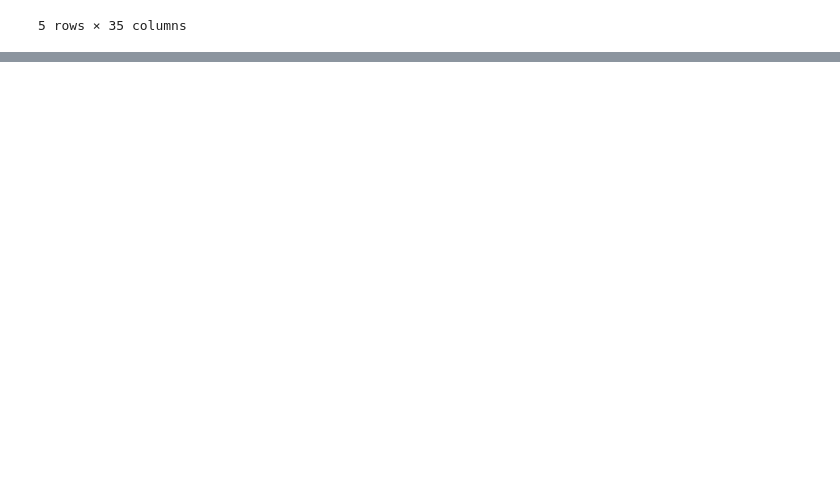
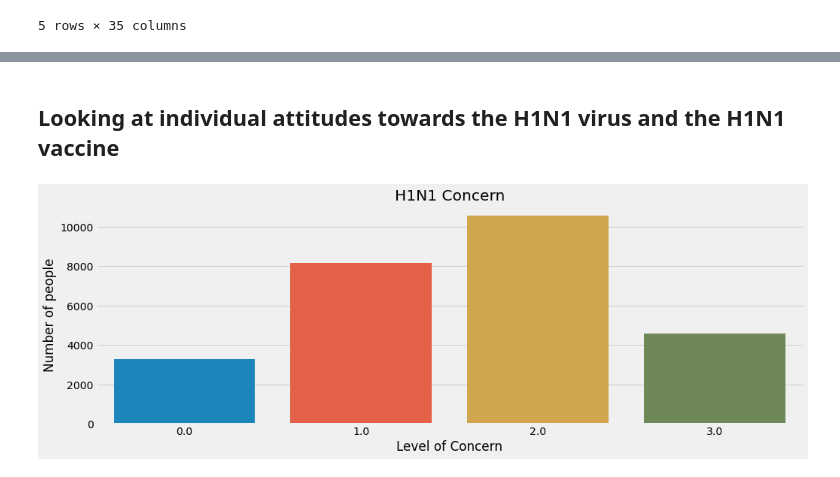
Before and after one commit to mankah/Capstone, a Jupyter notebook: Capstone.ipynb, the cells around one changed output, grey strips where cells are left out. Drawn from its saved outputs; the diff is of its cells as text; code cells hidden in the pictures; blank space fills up the shorter version.

Commit message:
some cool graphs

```diff
--- a/Capstone.ipynb
+++ b/Capstone.ipynb
@@ -1,14 +1,17 @@
 # %%
-from sklearn.cluster import KMeans
 from sklearn.preprocessing import OneHotEncoder, StandardScaler
 from sklearn.pipeline import Pipeline
-from sklearn.impute import KNNImputer, SimpleImputer
+from sklearn.impute import SimpleImputer
 from sklearn.compose import ColumnTransformer
 
 import pandas as pd
 import matplotlib.pyplot as plt
 import numpy as np
+import seaborn as sns
+import warnings
+warnings.simplefilter(action='ignore', category=FutureWarning)
 %matplotlib inline
+plt.style.use('fivethirtyeight')
 # %%
 X_train = pd.read_csv('data/training_set_features.csv', index_col='respondent_id')
 y_train = pd.read_csv('data/training_set_labels.csv', index_col='respondent_id')
@@ -114,0 +104,2 @@ Name: hhs_geo_region, dtype: int64
+# %%
+df = X_train.merge(y_train, on = 'respondent_id')
@@ -114,0 +117,11 @@ Name: hhs_geo_region, dtype: int64
+# %% [markdown]
+## Looking at individual attitudes towards the H1N1 virus and the H1N1 vaccine
+# %%
+fig, ax = plt.subplots(figsize = (15,5))
+
+sns.countplot(df.h1n1_concern)
+plt.title('H1N1 Concern')
+plt.ylabel('Number of people')
+plt.xlabel('Level of Concern');
+# %% [output]
+[figure, added]
```
Also changed, not shown: parts of 14 cells of this notebook.
